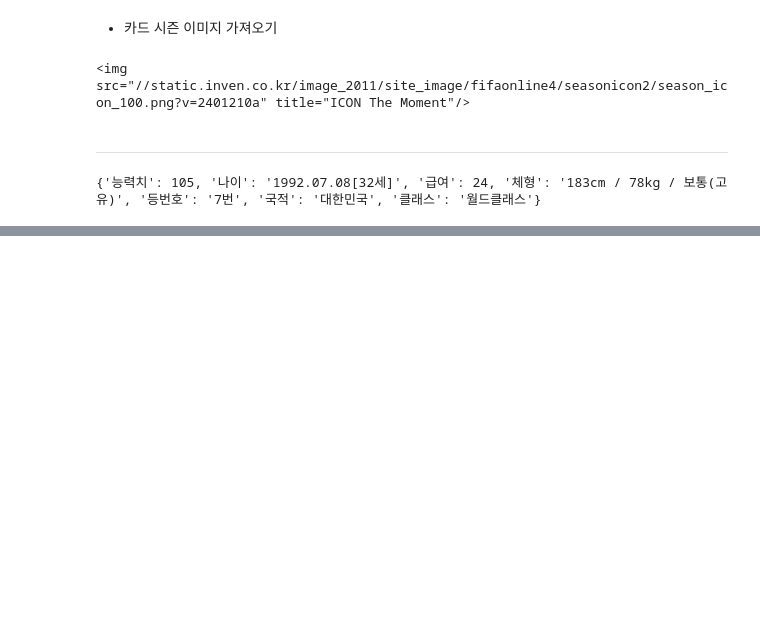
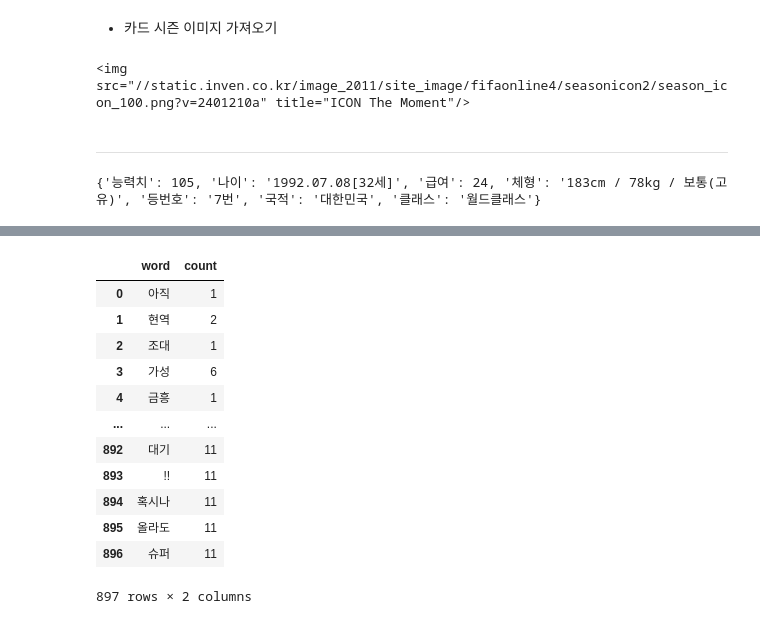
Before and after one commit to harrym8n/Proj_FConline, a Jupyter notebook: scrapping.ipynb, the cells around one changed output, grey strips where cells are left out. Drawn from its saved outputs; the diff is of its cells as text; code cells hidden in the pictures; blank space fills up the shorter version.

```diff
--- a/scrapping.ipynb
+++ b/scrapping.ipynb
@@ -266,0 +263,10 @@ print(out2)
+# %%
+# Mecab활용 형태소 토큰화
+mecab = Mecab()
+tokens = [mecab.morphs(word) for word in comment_list]
+
+# 사전과 단어를 매칭 시키기 위해서 2차원 리스트를 1차원으로 변환
+tokens = list(map(lambda x : " ".join(x), tokens))
+
+# 확인
+tokens[:10]
@@ -266,0 +334,21 @@ print(out2)
+# %%
+# 토큰화된 형태소의 빈도수 계산
+token_counter = Counter(total_tokens)
+
+# 단어와 빈도수를 딕셔너리 자료료 바꾸서 key(단어)과 values(빈도수)를 데이터프레임으로 저장
+count_tokens = pd.DataFrame(dict(token_counter).items(),columns=['word','count'])
+count_tokens
+# %% [output]
+|  | word | count |
+| 0 | 아직 | 1 |
+| 1 | 현역 | 2 |
+| 2 | 조대 | 1 |
+| 3 | 가성 | 6 |
+| 4 | 금흥 | 1 |
+| ... | ... | ... |
+| 892 | 대기 | 11 |
+| 893 | !! | 11 |
+| 894 | 혹시나 | 11 |
+| 895 | 올라도 | 11 |
+| 896 | 슈퍼 | 11 |
+897 rows × 2 columns
```
Also changed, not shown: parts of 20 cells of this notebook, 1 other file.
